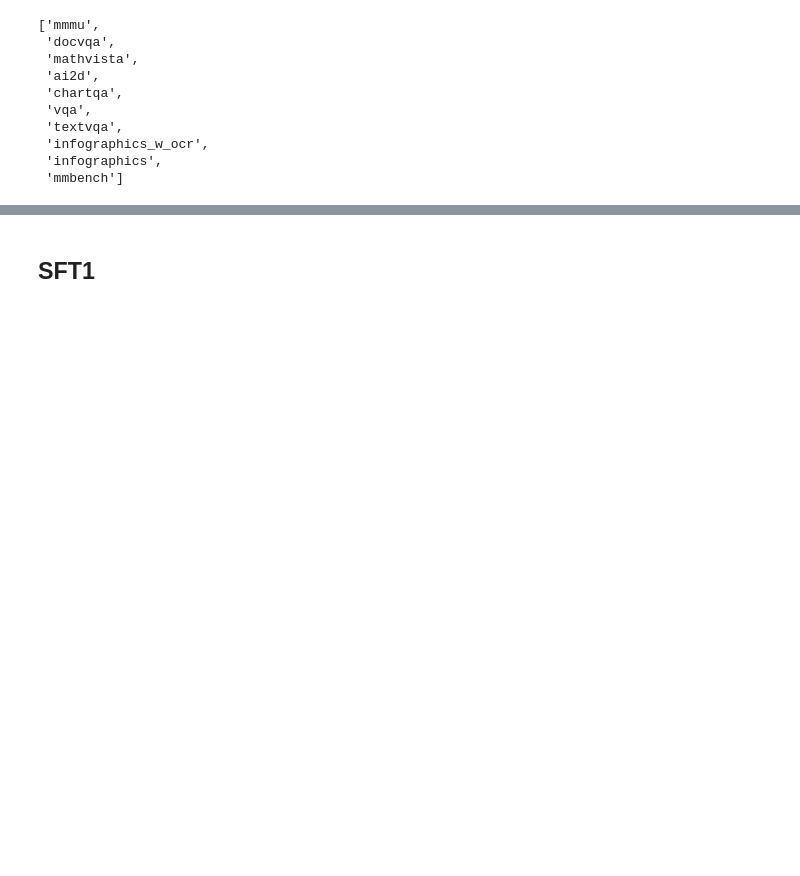
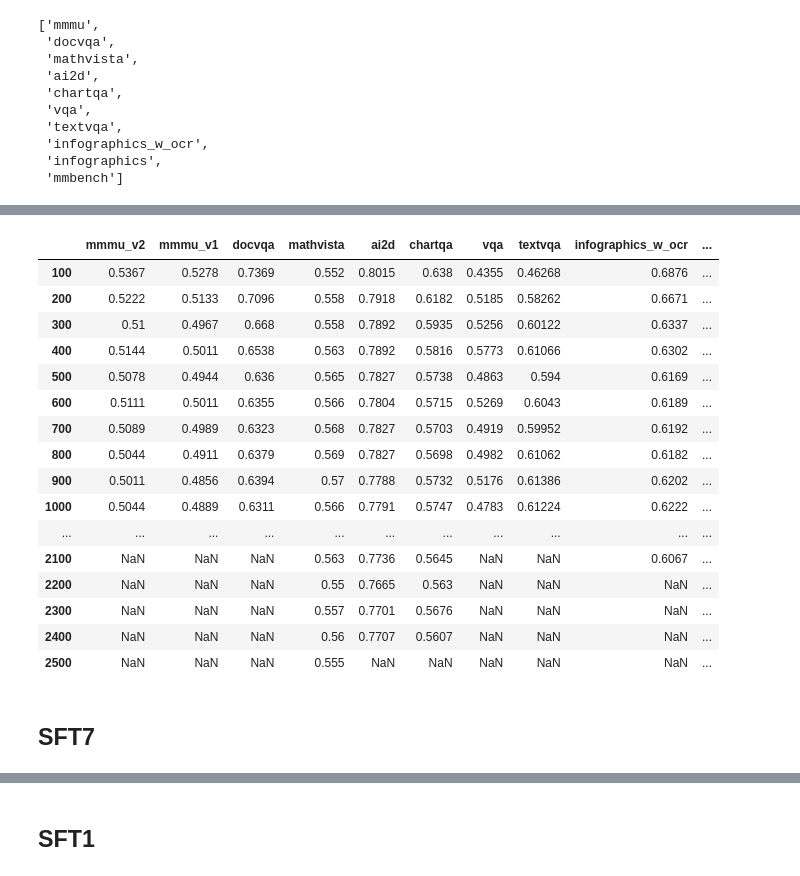
Before and after one commit to harrytranx/experiments, a Jupyter notebook: eval.ipynb, the cells around one changed output, grey strips where cells are left out. Saved outputs shown, nothing was run; the diff lists cells and outputs as text; code cells hidden in the pictures; blank space fills up the shorter version.

Commit message:
add eval_plan option

```diff
--- a/eval.ipynb
+++ b/eval.ipynb
@@ -878,0 +896,23 @@ eval jobs saved to: /fsx_0/checkpoints/tranx/MM9-SFT-70B/MH19_336px_8800_BabyLor
+# %%
+# config_dir = "/fsx_0/user/tranx/adel_prod/llm_mm_aligner/experiments/aws_adel/eval_sft_babyLora_emb65_fb"
+config_dir = "/fsx_0/user/tranx/adel_prod/llm_mm_aligner/experiments/aws_adel/eval_mh19_stage2"
+
+eval_args_update = {
+    "per_device_eval_batch_size": 1,
+    "batch_size_generation": 1
+}
+
+for f in glob.glob(f"{config_dir}/eval_*.json"):
+    config = utils.read_json(f)
+    print(f.split("/")[-1])
+    for k in ["per_device_eval_batch_size",
+              "batch_size_generation",
+              "max_seq_len",
+              "max_length",
+              "max_new_tokens"
+              ]:
+        if k in eval_config["eval_args"]:
+            print(k, ":", eval_config["eval_args"][k])
+    print("-------------")
+    # config["eval_args"].update(eval_args_update)
+    # utils.save_json(config, f)
@@ -1038,12 +1096,12 @@ eval_helper.ALL_BENCHMARKS
  'mmbench']
 # %%
 ALIGNER_ADEL_PROD = '/fsx_0/user/tranx/adel_prod'
+ALIGNER_ADEL_PROD_FSDP = '/fsx_0/user/tranx/adel_prod_fsdp'
 EVAL_SBATCH = "/fsx_0/user/tranx/experiments/eval/sbash_eval.sh"
 EVAL_CONFIG_DIR_EMB65 = f"{ALIGNER_ADEL_PROD}/llm_mm_aligner/experiments/aws_adel/eval_sft_babyLora_emb65"
 EVAL_CONFIG_DIR_EMB65_FB = f"{ALIGNER_ADEL_PROD}/llm_mm_aligner/experiments/aws_adel/eval_sft_babyLora_emb65_fb"
 
 EVAL_CONFIG_DIR_EMB129 = f"{ALIGNER_ADEL_PROD}/llm_mm_aligner/experiments/aws_adel/eval_sft_babyLora_emb129"
-
 
 OUTPUT_SFT1 = "/fsx_0/checkpoints/tranx/MM9-SFT-70B/MH19_336px_5800_BabyLora_16nodes"
 OUTPUT_SFT3 = "/fsx_0/checkpoints/tranx/MM9-SFT-70B/MH19_336px_8800_BabyLora_r17e"
@@ -1059,0 +1120,10 @@ BENCHMARKS = ["mmmu"]
+# %%
+eval_helper.run_eval_sweep(
+    output_dir=OUTPUT_SFT6,
+    eval_sbatch=EVAL_SBATCH,
+    eval_config_dir=EVAL_CONFIG_DIR_EMB65,
+    aligner_parent_dir=ALIGNER_ADEL_PROD_FSDP,
+    # benchmarks=["mmmu", "chartqa", "mmbench"],
+    # benchmarks=BENCHMARKS,
+    # update_if_exists=True
+)
@@ -1059,0 +1148,22 @@ BENCHMARKS = ["mmmu"]
+# %%
+eval_helper.get_eval_scores_all(OUTPUT_SFT6)
+# %% [output]
+|  | mmmu_v2 | mmmu_v1 | docvqa | mathvista | ai2d | chartqa | vqa | textvqa | infographics_w_ocr | ... |
+| 100 | 0.5367 | 0.5278 | 0.7369 | 0.552 | 0.8015 | 0.638 | 0.4355 | 0.46268 | 0.6876 | ... |
+| 200 | 0.5222 | 0.5133 | 0.7096 | 0.558 | 0.7918 | 0.6182 | 0.5185 | 0.58262 | 0.6671 | ... |
+| 300 | 0.51 | 0.4967 | 0.668 | 0.558 | 0.7892 | 0.5935 | 0.5256 | 0.60122 | 0.6337 | ... |
+| 400 | 0.5144 | 0.5011 | 0.6538 | 0.563 | 0.7892 | 0.5816 | 0.5773 | 0.61066 | 0.6302 | ... |
+| 500 | 0.5078 | 0.4944 | 0.636 | 0.565 | 0.7827 | 0.5738 | 0.4863 | 0.594 | 0.6169 | ... |
+| 600 | 0.5111 | 0.5011 | 0.6355 | 0.566 | 0.7804 | 0.5715 | 0.5269 | 0.6043 | 0.6189 | ... |
+| 700 | 0.5089 | 0.4989 | 0.6323 | 0.568 | 0.7827 | 0.5703 | 0.4919 | 0.59952 | 0.6192 | ... |
+| 800 | 0.5044 | 0.4911 | 0.6379 | 0.569 | 0.7827 | 0.5698 | 0.4982 | 0.61062 | 0.6182 | ... |
+| 900 | 0.5011 | 0.4856 | 0.6394 | 0.57 | 0.7788 | 0.5732 | 0.5176 | 0.61386 | 0.6202 | ... |
+| 1000 | 0.5044 | 0.4889 | 0.6311 | 0.566 | 0.7791 | 0.5747 | 0.4783 | 0.61224 | 0.6222 | ... |
+| ... | ... | ... | ... | ... | ... | ... | ... | ... | ... | ... |
+| 2100 | NaN | NaN | NaN | 0.563 | 0.7736 | 0.5645 | NaN | NaN | 0.6067 | ... |
+| 2200 | NaN | NaN | NaN | 0.55 | 0.7665 | 0.563 | NaN | NaN | NaN | ... |
+| 2300 | NaN | NaN | NaN | 0.557 | 0.7701 | 0.5676 | NaN | NaN | NaN | ... |
+| 2400 | NaN | NaN | NaN | 0.56 | 0.7707 | 0.5607 | NaN | NaN | NaN | ... |
+| 2500 | NaN | NaN | NaN | 0.555 | NaN | NaN | NaN | NaN | NaN | ... |
+# %% [markdown]
+## SFT7
```
Also changed, not shown: parts of 16 cells of this notebook, 3 other files.
